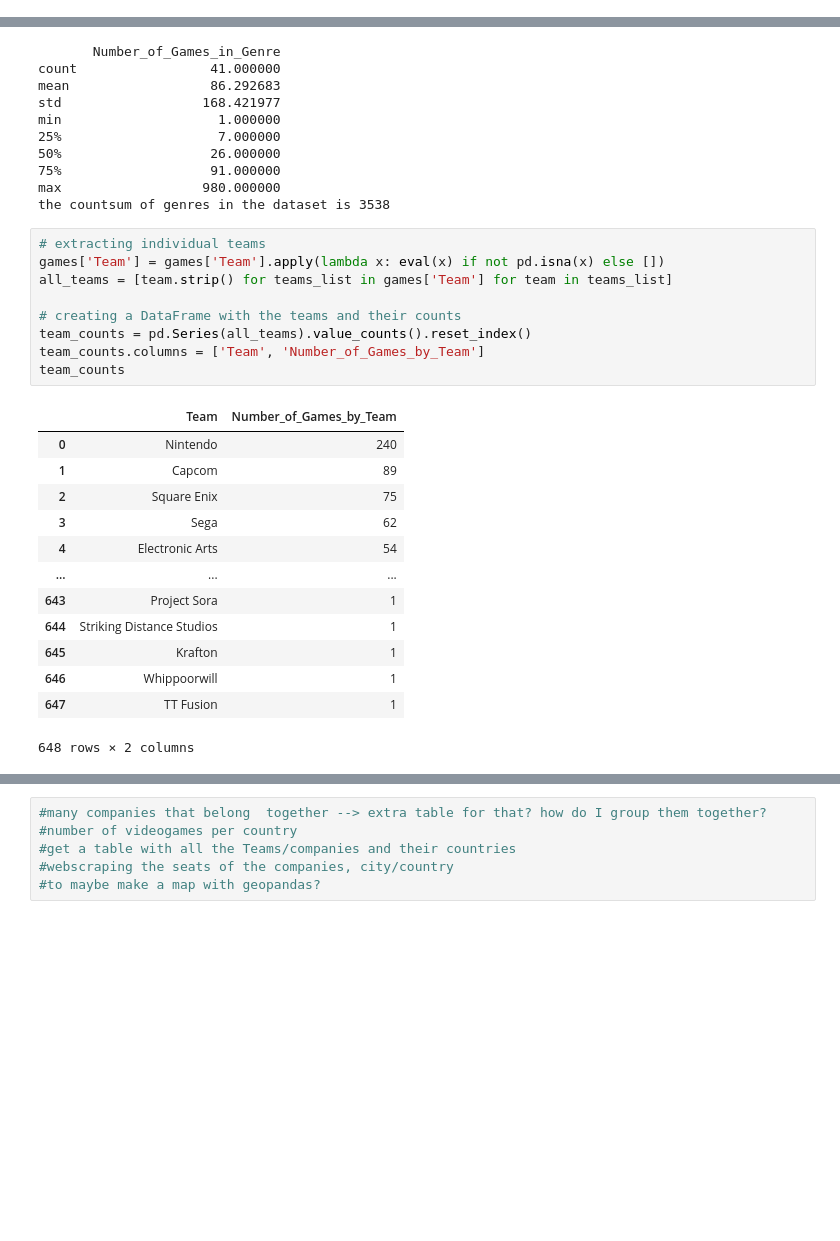
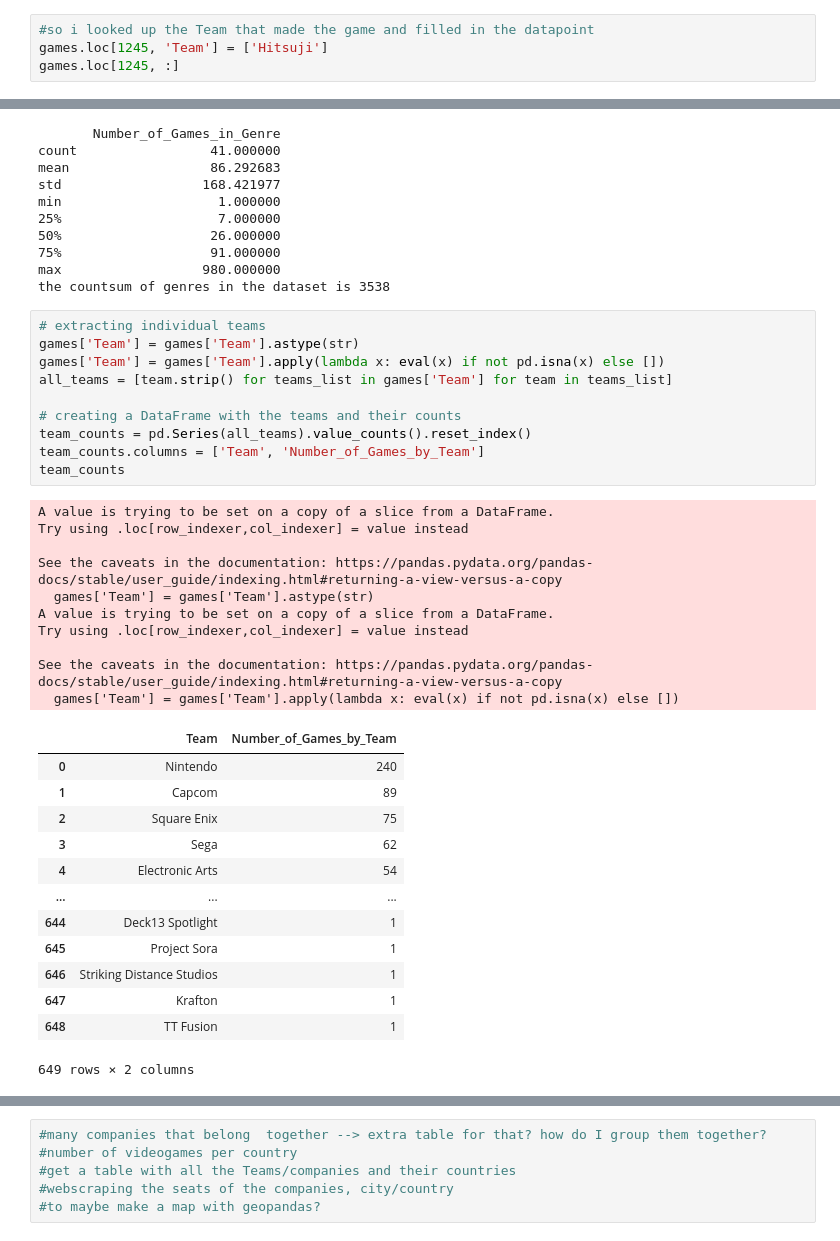
Before and after one commit to claudiamattes98/videogames_final_project, a Jupyter notebook: EDA.ipynb, the cells around one changed output, grey strips where cells are left out. Saved outputs shown, nothing was run; the diff lists cells and outputs as text; blank space fills up the shorter version.

Commit message:
EDA and CSV for videogames project

```diff
--- a/EDA.ipynb
+++ b/EDA.ipynb
@@ -162,0 +169,4 @@ dtype: int64
+# %%
+#so i looked up the Team that made the game and filled in the datapoint
+games.loc[1245, 'Team'] = ['Hitsuji']
+games.loc[1245, :]
@@ -442,27 +467,38 @@ max                  980.000000
 the countsum of genres in the dataset is 3538
 # %%
 # extracting individual teams
+games['Team'] = games['Team'].astype(str)
 games['Team'] = games['Team'].apply(lambda x: eval(x) if not pd.isna(x) else [])
 all_teams = [team.strip() for teams_list in games['Team'] for team in teams_list]
 
 # creating a DataFrame with the teams and their counts
 team_counts = pd.Series(all_teams).value_counts().reset_index()
 team_counts.columns = ['Team', 'Number_of_Games_by_Team']
 team_counts
 # %% [output]
+A value is trying to be set on a copy of a slice from a DataFrame.
+Try using .loc[row_indexer,col_indexer] = value instead
+
+See the caveats in the documentation: https://pandas.pydata.org/pandas-docs/stable/user_guide/indexing.html#returning-a-view-versus-a-copy
+  games['Team'] = games['Team'].astype(str)
+A value is trying to be set on a copy of a slice from a DataFrame.
+Try using .loc[row_indexer,col_indexer] = value instead
+
+See the caveats in the documentation: https://pandas.pydata.org/pandas-docs/stable/user_guide/indexing.html#returning-a-view-versus-a-copy
+  games['Team'] = games['Team'].apply(lambda x: eval(x) if not pd.isna(x) else [])
 |  | Team | Number_of_Games_by_Team |
 | 0 | Nintendo | 240 |
 | 1 | Capcom | 89 |
 | 2 | Square Enix | 75 |
 | 3 | Sega | 62 |
 | 4 | Electronic Arts | 54 |
 | ... | ... | ... |
-| 643 | Project Sora | 1 |
-| 644 | Striking Distance Studios | 1 |
-| 645 | Krafton | 1 |
-| 646 | Whippoorwill | 1 |
-| 647 | TT Fusion | 1 |
+| 644 | Deck13 Spotlight | 1 |
+| 645 | Project Sora | 1 |
+| 646 | Striking Distance Studios | 1 |
+| 647 | Krafton | 1 |
+| 648 | TT Fusion | 1 |
-648 rows × 2 columns
+649 rows × 2 columns
 # %%
 print(team_counts.describe())
 sum_teams = team_counts['Team'].count()
```
Also changed, not shown: parts of 9 cells of this notebook.
